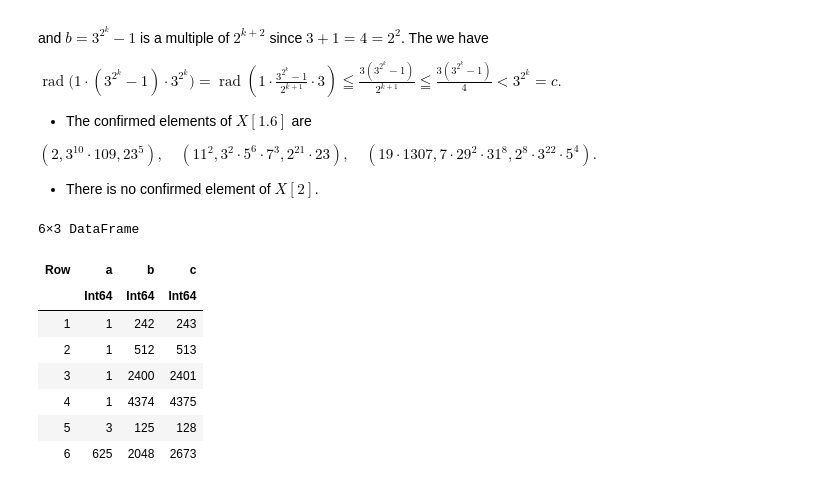
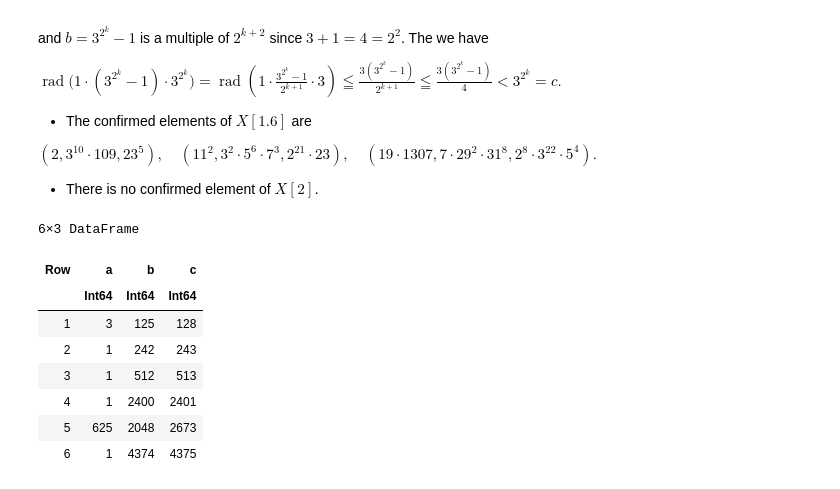
Before and after one commit to fiomfd/ATCM2025, a Jupyter notebook: julia_Green-Tao_abc.ipynb, the cells around one changed output. Drawn from its saved outputs; the diff is of its cells as text; code cells hidden in the pictures.

```diff
--- a/julia_Green-Tao_abc.ipynb
+++ b/julia_Green-Tao_abc.ipynb
@@ -277,37 +278,37 @@ $(2, 3^{10}\cdot109, 23^5),
 # initial data
 Q=[1 2 3];
 
 for a=1:1000
     for b=a+1:a+5000
         c=a+b;
         X=factor(Vector,a*b*c);
         L=length(X);
         rad=X[1];
         if gcd(a,b)==1
             for i=2:L
                 if X[i]==X[i-1]
                     rad=rad*1;
                 else
                     rad=rad*X[i];
                 end
             end
             if (c >= rad^κ)
                 q=[a b c];
                 Q=[Q;q];
             end
         end
     end
 end
 
 abc=["a", "b", "c"]
-R=DataFrame(Q[Not(1), :],Symbol.(abc))
+R=sort!(DataFrame(Q[Not(1), :],Symbol.(abc)), :c)
 # %% [output]
 6×3 DataFrame
 | Row | a | b | c |
 |  | Int64 | Int64 | Int64 |
-| 1 | 1 | 242 | 243 |
-| 2 | 1 | 512 | 513 |
-| 3 | 1 | 2400 | 2401 |
-| 4 | 1 | 4374 | 4375 |
-| 5 | 3 | 125 | 128 |
-| 6 | 625 | 2048 | 2673 |
+| 1 | 3 | 125 | 128 |
+| 2 | 1 | 242 | 243 |
+| 3 | 1 | 512 | 513 |
+| 4 | 1 | 2400 | 2401 |
+| 5 | 625 | 2048 | 2673 |
+| 6 | 1 | 4374 | 4375 |
```
Also changed, not shown: parts of 3 cells of this notebook, 4 other files.
